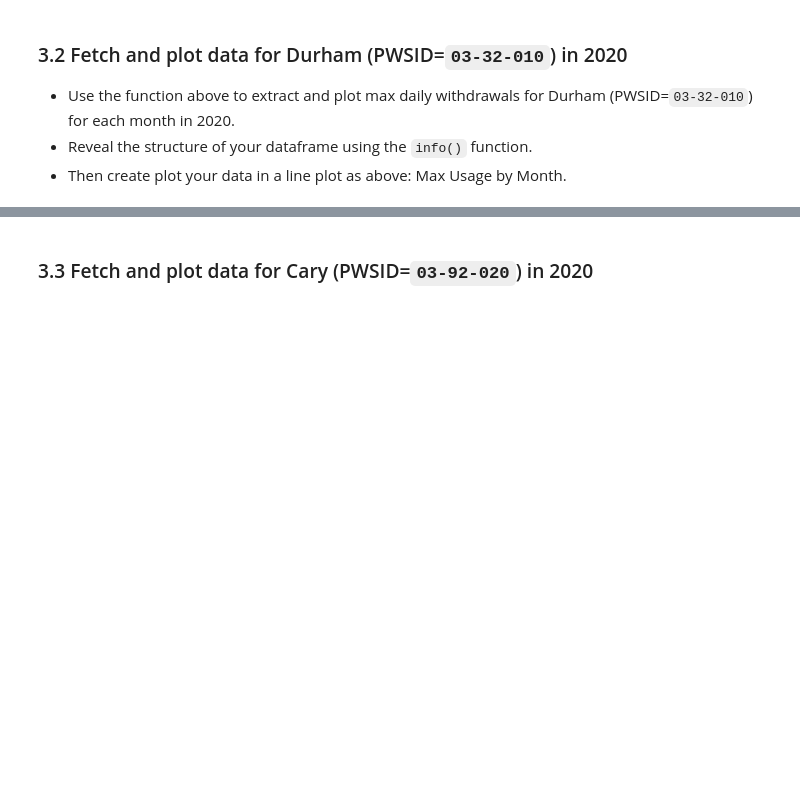
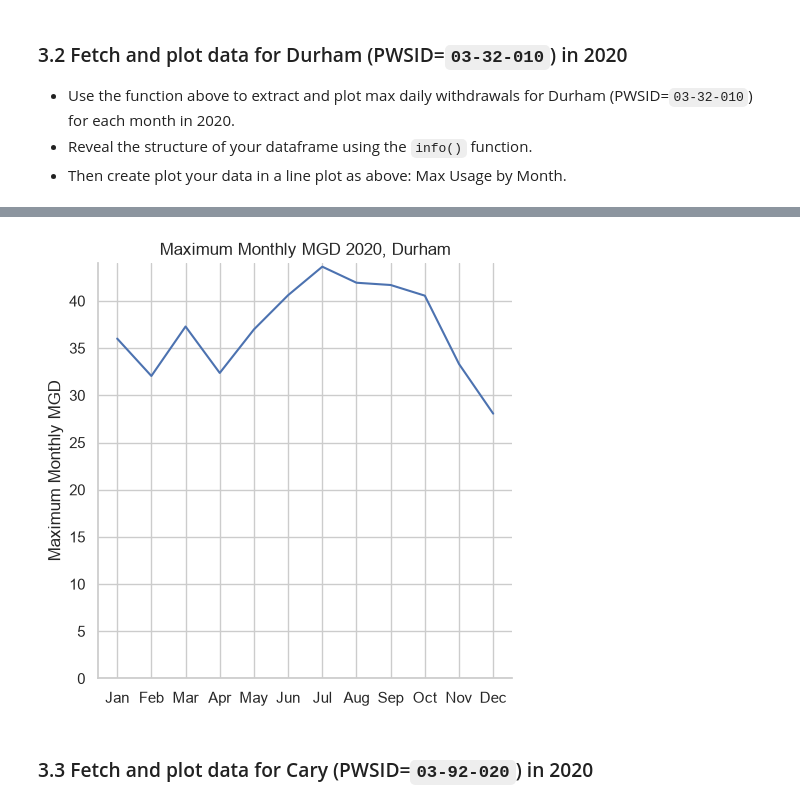
Before and after one commit to elwoodruff/ENV700, a Jupyter notebook: assignments/ew275_A6-DataScraping.ipynb, the cells around one changed output, grey strips where cells are left out. Cells and saved outputs as stored; diff of their text form; code cells hidden in the pictures; blank space fills up the shorter version.

```diff
--- a/assignments/ew275_A6-DataScraping.ipynb
+++ b/assignments/ew275_A6-DataScraping.ipynb
@@ -90,3 +206,6 @@ Note that the PWSID and the year appear in the web address for the page we scrap
 * Then create plot your data in a line plot as above: Max Usage by Month.
 # %%
 # 3.2.1 Scrape data for 03-32-010 in 2020 & display its structure
+mgd_durham2020 = scrape_use(2020, '03-32-010')
+mgd_durham2020.info()
+mgd_durham2020
@@ -93,5 +241,22 @@ Note that the PWSID and the year appear in the web address for the page we scrap
 # %%
-# 3.2.2 Plot the data
+# Plot the data
+mgd_durham2020['month_abb'] = pd.Categorical(
+    values=df_use['Date'].dt.month_name().str[:3],
+    categories=calendar.month_abbr[1:])
+
+g = sns.relplot(
+    data=mgd_durham2020,
+    x='month_abb',
+    y='Max_MGD',
+    kind='line',
+).set(
+    xlabel='',
+    ylabel='Maximum Monthly MGD',
+    title='Maximum Monthly MGD 2020, Durham',
+    ybound=(0,44)
+)
+# %% [output]
+[figure, added]
 # %% [markdown]
 ### 3.3 Fetch and plot data for Cary (PWSID=`03-92-020`) in 2020
 # %%
```
Also changed, not shown: parts of 11 cells of this notebook, 1 other file.
